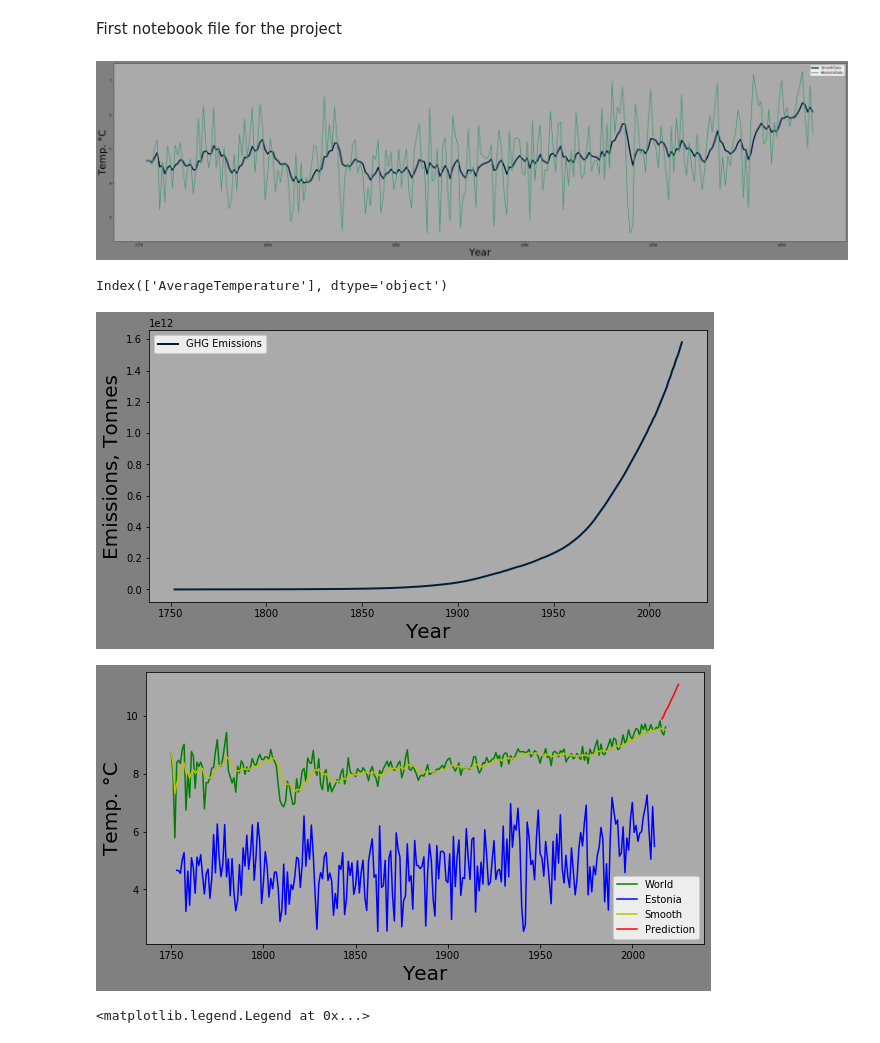
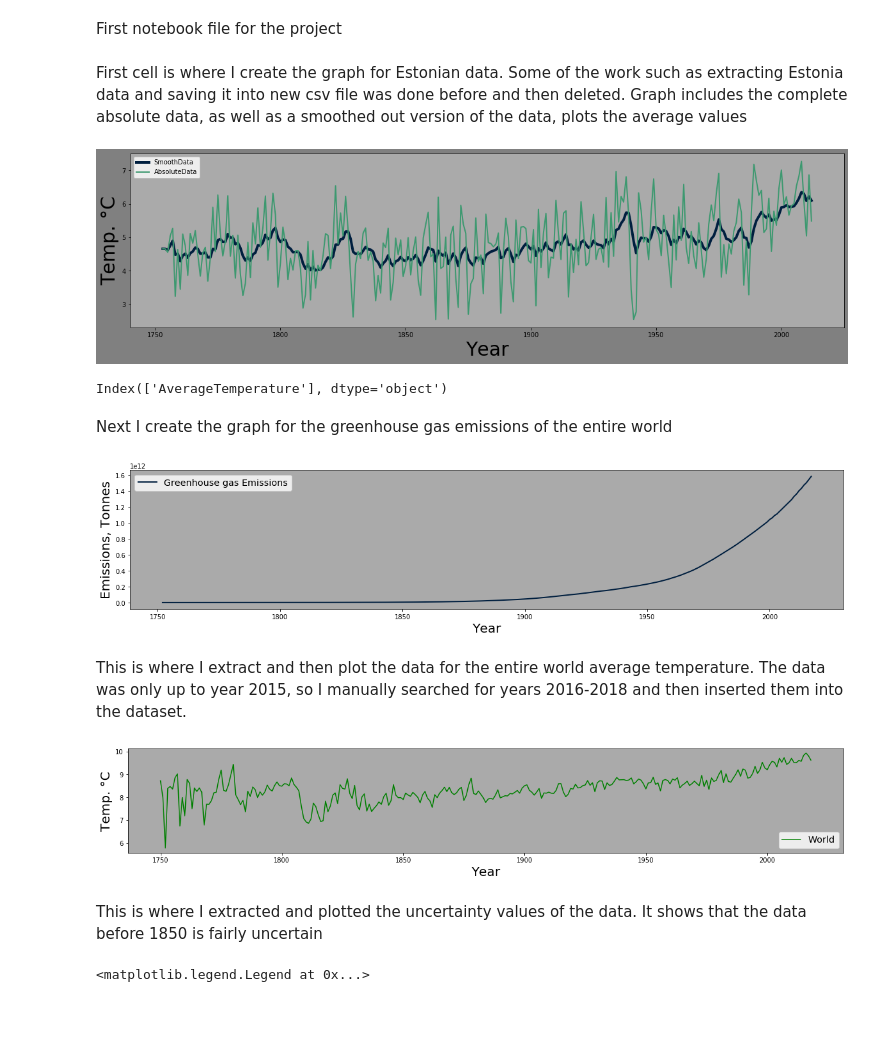
Before and after one commit to TL114/DataScience19, a Jupyter notebook: DS19.ipynb, the cells around one changed output. Saved outputs shown, nothing was run; the diff lists cells and outputs as text; code cells hidden in the pictures; blank space fills up the shorter version.

```diff
--- a/DS19.ipynb
+++ b/DS19.ipynb
@@ -35,23 +17,29 @@ b3=a3.set_index(0)
+# %% [markdown]
+First cell is where I create the graph for Estonian data.
+Some of the work such as extracting Estonia data and saving it into new csv file was done before and then deleted.
+Graph includes the complete absolute data, as well as a smoothed out version of the data, plots the average values
 # %%
 #Absolute temperatures, annual readings for Estonia
 data_abs_est = pd.read_csv("Estonia.csv",index_col=1, header=0,  parse_dates=True, squeeze=True)
 data_est1=data_abs_est.drop(["Unnamed: 0","AverageTemperatureUncertainty","Country"], axis=1)
 data_est=data_est1[2:3122]
 data_est_year = data_est.groupby([data_est.index.year]).mean()
 data_smooth=data_est_year.ewm(com=5).mean()
-plt.figure(figsize=(40,10),facecolor="gray")
+plt.figure(figsize=(20,5),facecolor="gray")
 ax=plt.axes()
 ax.set_facecolor("#AAAAAA")
 plt.plot(data_smooth,"#001f3f",linewidth=4,label="SmoothData")
 plt.plot(data_est_year,"#3D9970" ,linewidth=2,label="AbsoluteData")
 plt.legend()
 plt.xlabel("Year",fontsize=30)
 plt.ylabel("Temp. °C",fontsize=30)
 plt.show()
 data_smooth.columns
 # %% [output]
-[figure, old version]
+[figure, new version]
 Index(['AverageTemperature'], dtype='object')
+# %% [markdown]
+Next I create the graph for the greenhouse gas emissions of the entire world
 # %%
 #data_emissions=pd.read_csv("emission data.csv")
 #world_emissions1=data_emissions[data_emissions["Country"]=="World"]
@@ -64,16 +52,18 @@ world_emissions=data_emissions.drop("Unnamed: 0",axis=1)
 world_emissions
 
 
-plt.figure(figsize=(10,5),facecolor="gray")
+plt.figure(figsize=(20,4),facecolor="white")
 ax=plt.axes()
 ax.set_facecolor("#AAAAAA")
-plt.plot(world_emissions,"#001f3f",linewidth=2,label="GHG Emissions")
+plt.plot(world_emissions,"#001f3f",linewidth=2,label="Greenhouse gas Emissions")
 plt.xlabel("Year",fontsize=20)
 plt.ylabel("Emissions, Tonnes",fontsize=20)
-plt.legend()
+plt.legend(fontsize="x-large")
 plt.show()
 # %% [output]
-[figure, old version]
+[figure, new version]
+# %% [markdown]
+This is where I extract and then plot the data for the entire world average temperature. The data was only up to year 2015, so I manually searched for years 2016-2018 and then inserted them into the dataset.
 # %%
 #Absolute temperatures annual global readings
 data_absolute=pd.read_csv("GlobalTemperatures.csv",index_col=0, header=0,  parse_dates=True)
@@ -83,26 +73,26 @@ data_absolute_1.head()
 data_absolute_2=data_absolute.drop(["LandAverageTemperature","LandMaxTemperature","LandMaxTemperatureUncertainty",
 "LandMinTemperature","LandMinTemperatureUncertainty","LandAndOceanAverageTemperature","LandAndOceanAverageTemperatureUncertainty"],axis=1)
 data_absolute_year = data_absolute_1.groupby([data_absolute_1.index.year]).mean()
-data_absolute_year.loc[2016] = [9.44]
-data_absolute_year.loc[2017] = [9.34]
+data_absolute_year2=data_absolute_year.copy()
+data_absolute_year.loc[2016] = [9.93]
+data_absolute_year.loc[2017] = [9.81]
 data_absolute_year.loc[2018] = [9.62]
 data_smooth=data_absolute_year.ewm(com=5).mean()
 data_absolute_year_uncertainty = data_absolute_2.groupby([data_absolute_1.index.year]).mean()
-plt.figure(figsize=(10,5),facecolor="gray")
+plt.figure(figsize=(20,3),facecolor="white")
 ax=plt.axes()
 ax.set_facecolor("#AAAAAA")
 ax.plot(data_absolute_year,"-g", label="World")
-ax.plot(data_est_year,"-b",label="Estonia")
-ax.plot(data_smooth,"-y",label="Smooth")
-ax.plot(b,"-r",label="Prediction")
 plt.xlabel("Year",fontsize=20)
 plt.ylabel("Temp. °C",fontsize=20)
-ax.legend(loc=4)
+ax.legend(loc=4,fontsize="x-large")
 
 
 plt.show()
 # %% [output]
-[figure, old version]
+[figure, new version]
+# %% [markdown]
+This is where I extracted and plotted the uncertainty values of the data. It shows that the data before 1850 is fairly uncertain
 # %%
 plt.figure(figsize=(10,5),facecolor="gray")
 ax=plt.axes()
```
Also changed, not shown: parts of 10 cells of this notebook, 10 other files.
